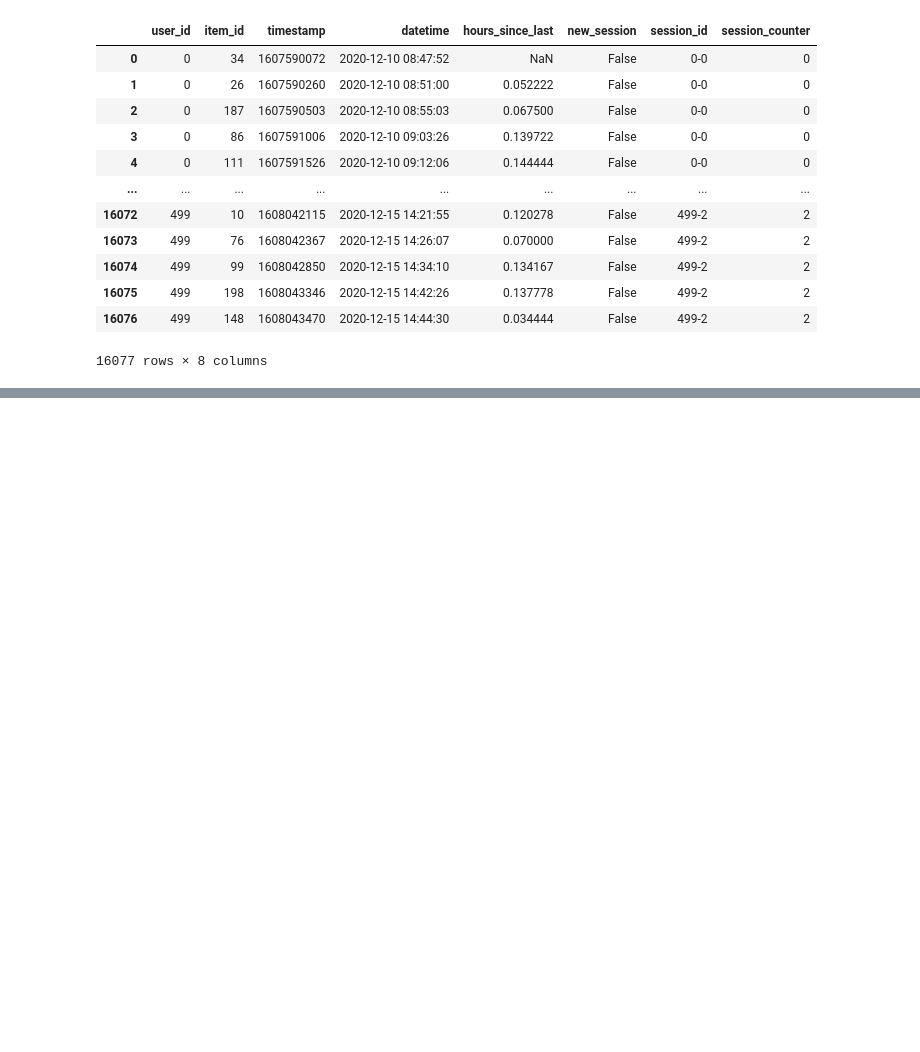
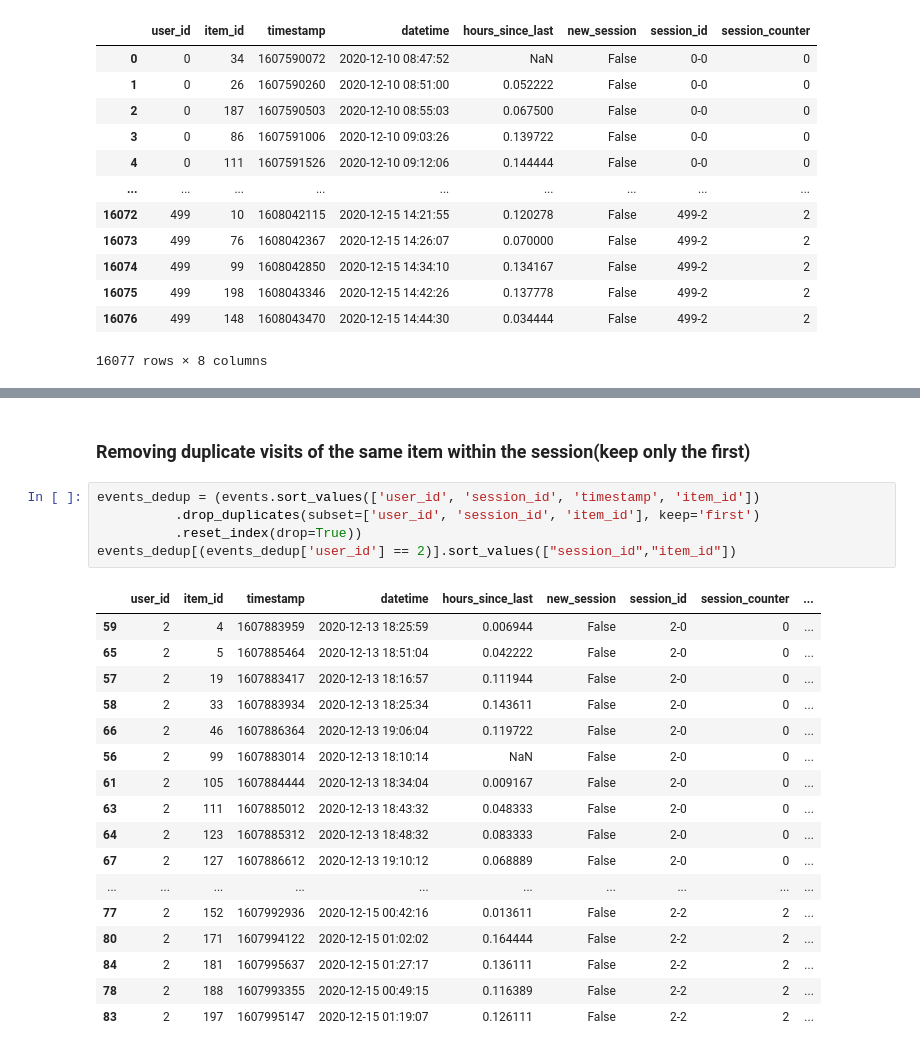
Before and after one commit to Charles-1994/recommender_system_BE, a Jupyter notebook: data_exploration.ipynb, the cells around one changed output, grey strips where cells are left out. Saved outputs shown, nothing was run; the diff lists cells and outputs as text; blank space fills up the shorter version.

```diff
--- a/data_exploration.ipynb
+++ b/data_exploration.ipynb
@@ -295,0 +296,25 @@ events[(events['user_id'] == 2)]
+# %% [markdown]
+### Removing duplicate visits of the same item within the session(keep only the first)
+# %%
+events_dedup = (events.sort_values(['user_id', 'session_id', 'timestamp', 'item_id'])
+          .drop_duplicates(subset=['user_id', 'session_id', 'item_id'], keep='first')
+          .reset_index(drop=True))
+events_dedup[(events_dedup['user_id'] == 2)].sort_values(["session_id","item_id"])
+# %% [output]
+|  | user_id | item_id | timestamp | datetime | hours_since_last | new_session | session_id | session_counter | ... |
+| 59 | 2 | 4 | 1607883959 | 2020-12-13 18:25:59 | 0.006944 | False | 2-0 | 0 | ... |
+| 65 | 2 | 5 | 1607885464 | 2020-12-13 18:51:04 | 0.042222 | False | 2-0 | 0 | ... |
+| 57 | 2 | 19 | 1607883417 | 2020-12-13 18:16:57 | 0.111944 | False | 2-0 | 0 | ... |
+| 58 | 2 | 33 | 1607883934 | 2020-12-13 18:25:34 | 0.143611 | False | 2-0 | 0 | ... |
+| 66 | 2 | 46 | 1607886364 | 2020-12-13 19:06:04 | 0.119722 | False | 2-0 | 0 | ... |
+| 56 | 2 | 99 | 1607883014 | 2020-12-13 18:10:14 | NaN | False | 2-0 | 0 | ... |
+| 61 | 2 | 105 | 1607884444 | 2020-12-13 18:34:04 | 0.009167 | False | 2-0 | 0 | ... |
+| 63 | 2 | 111 | 1607885012 | 2020-12-13 18:43:32 | 0.048333 | False | 2-0 | 0 | ... |
+| 64 | 2 | 123 | 1607885312 | 2020-12-13 18:48:32 | 0.083333 | False | 2-0 | 0 | ... |
+| 67 | 2 | 127 | 1607886612 | 2020-12-13 19:10:12 | 0.068889 | False | 2-0 | 0 | ... |
+| ... | ... | ... | ... | ... | ... | ... | ... | ... | ... |
+| 77 | 2 | 152 | 1607992936 | 2020-12-15 00:42:16 | 0.013611 | False | 2-2 | 2 | ... |
+| 80 | 2 | 171 | 1607994122 | 2020-12-15 01:02:02 | 0.164444 | False | 2-2 | 2 | ... |
+| 84 | 2 | 181 | 1607995637 | 2020-12-15 01:27:17 | 0.136111 | False | 2-2 | 2 | ... |
+| 78 | 2 | 188 | 1607993355 | 2020-12-15 00:49:15 | 0.116389 | False | 2-2 | 2 | ... |
+| 83 | 2 | 197 | 1607995147 | 2020-12-15 01:19:07 | 0.126111 | False | 2-2 | 2 | ... |
```
Also changed, not shown: parts of 52 cells of this notebook.
